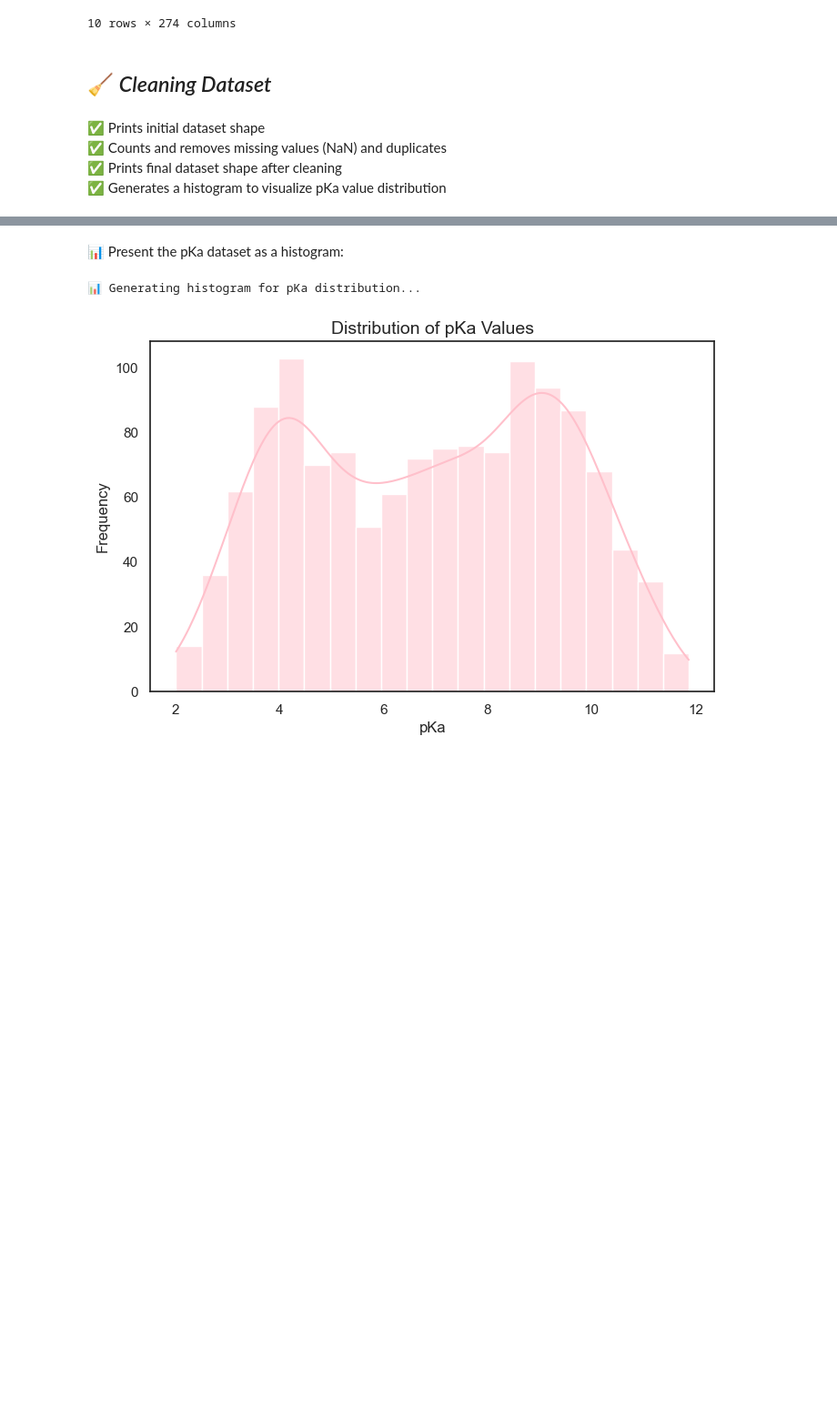
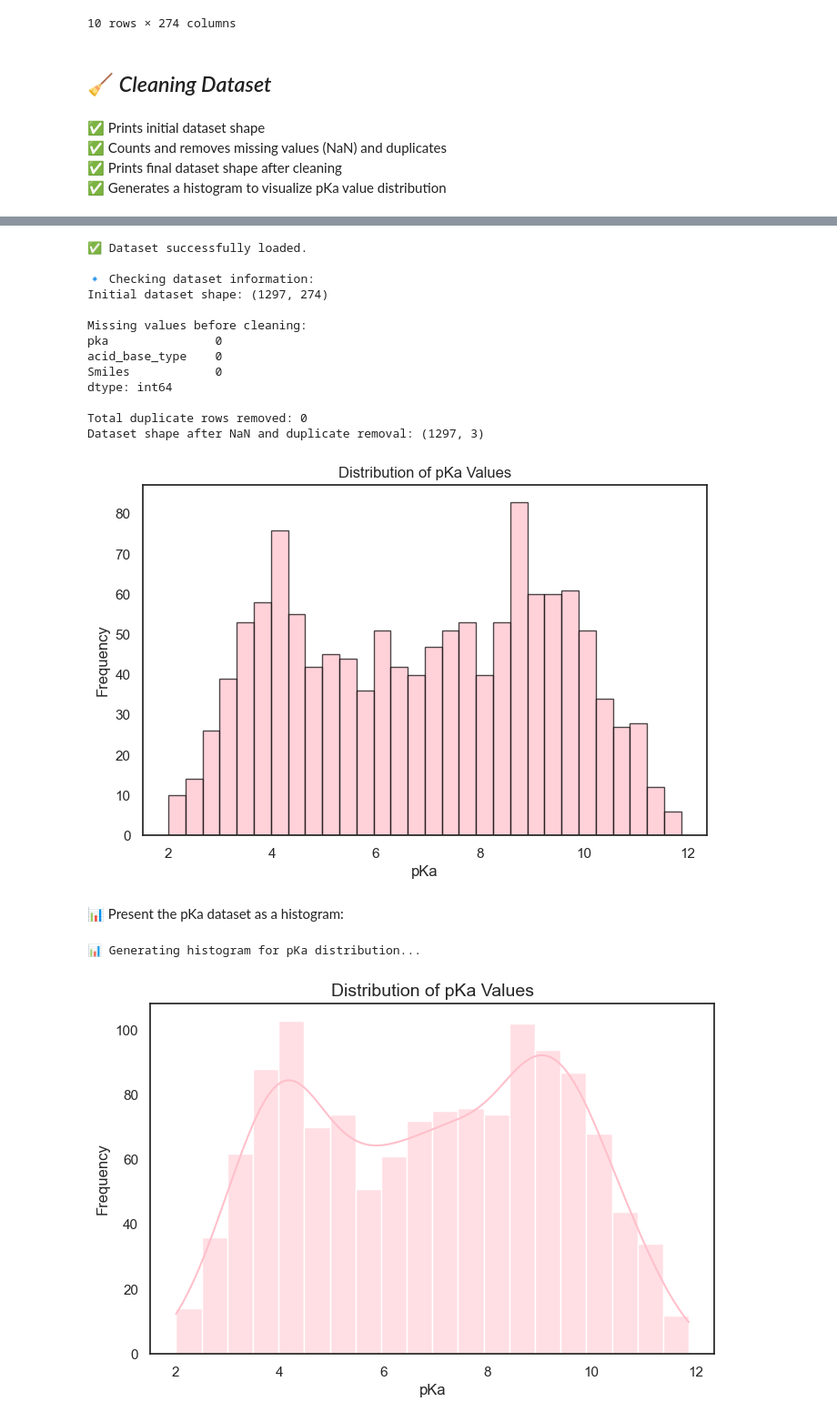
Before and after one commit to anastasiafloris/pKaPredict, a Jupyter notebook: notebooks/ProjectReport*.ipynb, the cells around one changed output, grey strips where cells are left out. Shown at 91% size. Drawn from its saved outputs; the diff is of its cells as text; code cells hidden in the pictures; blank space fills up the shorter version.

Commit message:
imported functionalities in jupyter notebook

```diff
--- a/notebooks/ProjectReport*.ipynb
+++ b/notebooks/ProjectReport*.ipynb
@@ -227,3 +164,31 @@ def clean_and_visualize_pka(data_pka):
+# %%
+
+from pkapredict.clean_and_visualize_pka import clean_and_visualize_pka
+# Load the dataset
+file_path = os.path.join("..", "data", "pkadatasetRAWDATA.csv")
+
+try:
+    data_pka = pd.read_csv(file_path, sep=None, engine="python")  # Auto-detect delimiter
+    print("✅ Dataset successfully loaded.")
+except Exception as e:
+    print(f"❌ Error loading dataset: {e}")
+    data_pka = None
+clean_and_visualize_pka(data_pka)
+# %% [output]
+✅ Dataset successfully loaded.
+
+🔹 Checking dataset information:
+Initial dataset shape: (1297, 274)
+
+Missing values before cleaning:
+pka               0
+acid_base_type    0
+Smiles            0
+dtype: int64
+
+Total duplicate rows removed: 0
+Dataset shape after NaN and duplicate removal: (1297, 3)
+[figure, added]
 # %% [markdown]
 📊 Present the pKa dataset as a histogram:
 # %%
```
Also changed, not shown: parts of 11 cells of this notebook, 5 other files.
